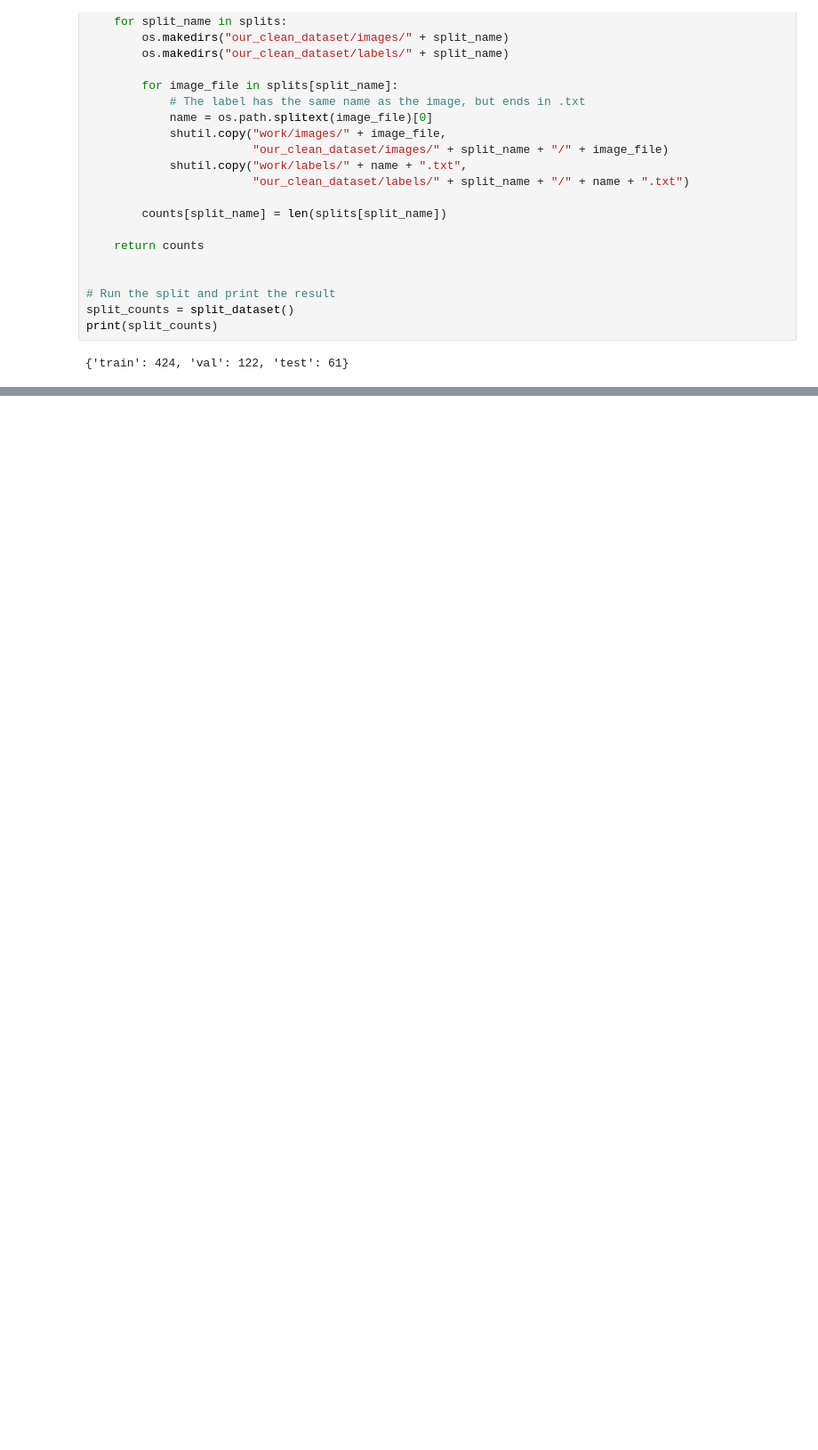
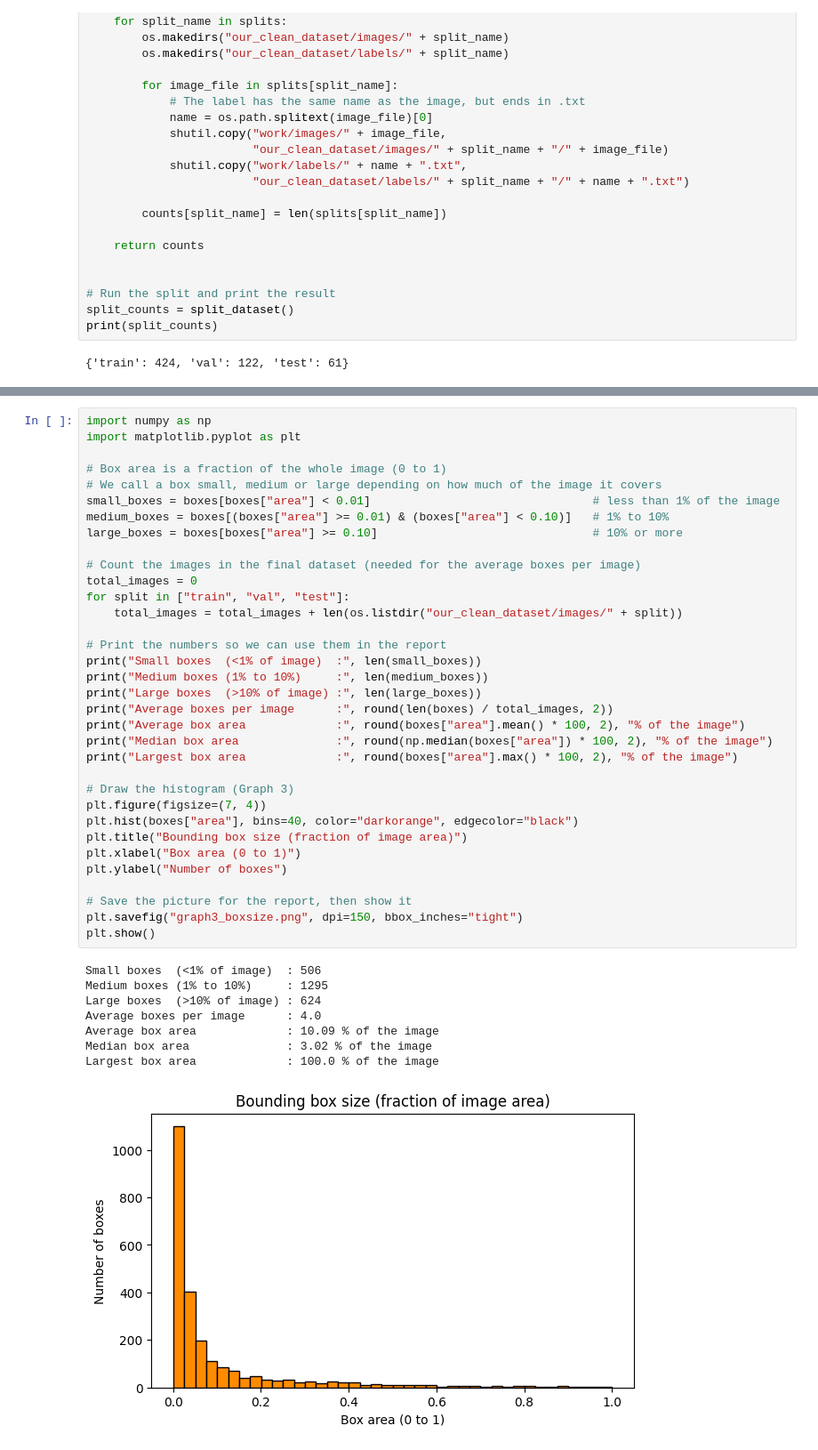
Before and after one commit to iam-ramshakhalid/Pothole-Detection, a Jupyter notebook: F26-1.ipynb, the cells around one changed output, grey strips where cells are left out. Shown at 89% size. Drawn from its saved outputs; the diff is of its cells as text; blank space fills up the shorter version.

```diff
--- a/F26-1.ipynb
+++ b/F26-1.ipynb
@@ -451,0 +554,43 @@ print(split_counts)
+# %%
+import numpy as np
+import matplotlib.pyplot as plt
+
+# Box area is a fraction of the whole image (0 to 1)
+# We call a box small, medium or large depending on how much of the image it covers
+small_boxes = boxes[boxes["area"] < 0.01]                                # less than 1% of the image
+medium_boxes = boxes[(boxes["area"] >= 0.01) & (boxes["area"] < 0.10)]   # 1% to 10%
+large_boxes = boxes[boxes["area"] >= 0.10]                               # 10% or more
+
+# Count the images in the final dataset (needed for the average boxes per image)
+total_images = 0
+for split in ["train", "val", "test"]:
+    total_images = total_images + len(os.listdir("our_clean_dataset/images/" + split))
+
+# Print the numbers so we can use them in the report
+print("Small boxes  (<1% of image)  :", len(small_boxes))
+print("Medium boxes (1% to 10%)     :", len(medium_boxes))
+print("Large boxes  (>10% of image) :", len(large_boxes))
+print("Average boxes per image      :", round(len(boxes) / total_images, 2))
+print("Average box area             :", round(boxes["area"].mean() * 100, 2), "% of the image")
+print("Median box area              :", round(np.median(boxes["area"]) * 100, 2), "% of the image")
+print("Largest box area             :", round(boxes["area"].max() * 100, 2), "% of the image")
+
+# Draw the histogram (Graph 3)
+plt.figure(figsize=(7, 4))
+plt.hist(boxes["area"], bins=40, color="darkorange", edgecolor="black")
+plt.title("Bounding box size (fraction of image area)")
+plt.xlabel("Box area (0 to 1)")
+plt.ylabel("Number of boxes")
+
+# Save the picture for the report, then show it
+plt.savefig("graph3_boxsize.png", dpi=150, bbox_inches="tight")
+plt.show()
+# %% [output]
+Small boxes  (<1% of image)  : 506
+Medium boxes (1% to 10%)     : 1295
+Large boxes  (>10% of image) : 624
+Average boxes per image      : 4.0
+Average box area             : 10.09 % of the image
+Median box area              : 3.02 % of the image
+Largest box area             : 100.0 % of the image
+[figure, added]
```
Also changed, not shown: parts of 6 cells of this notebook.
